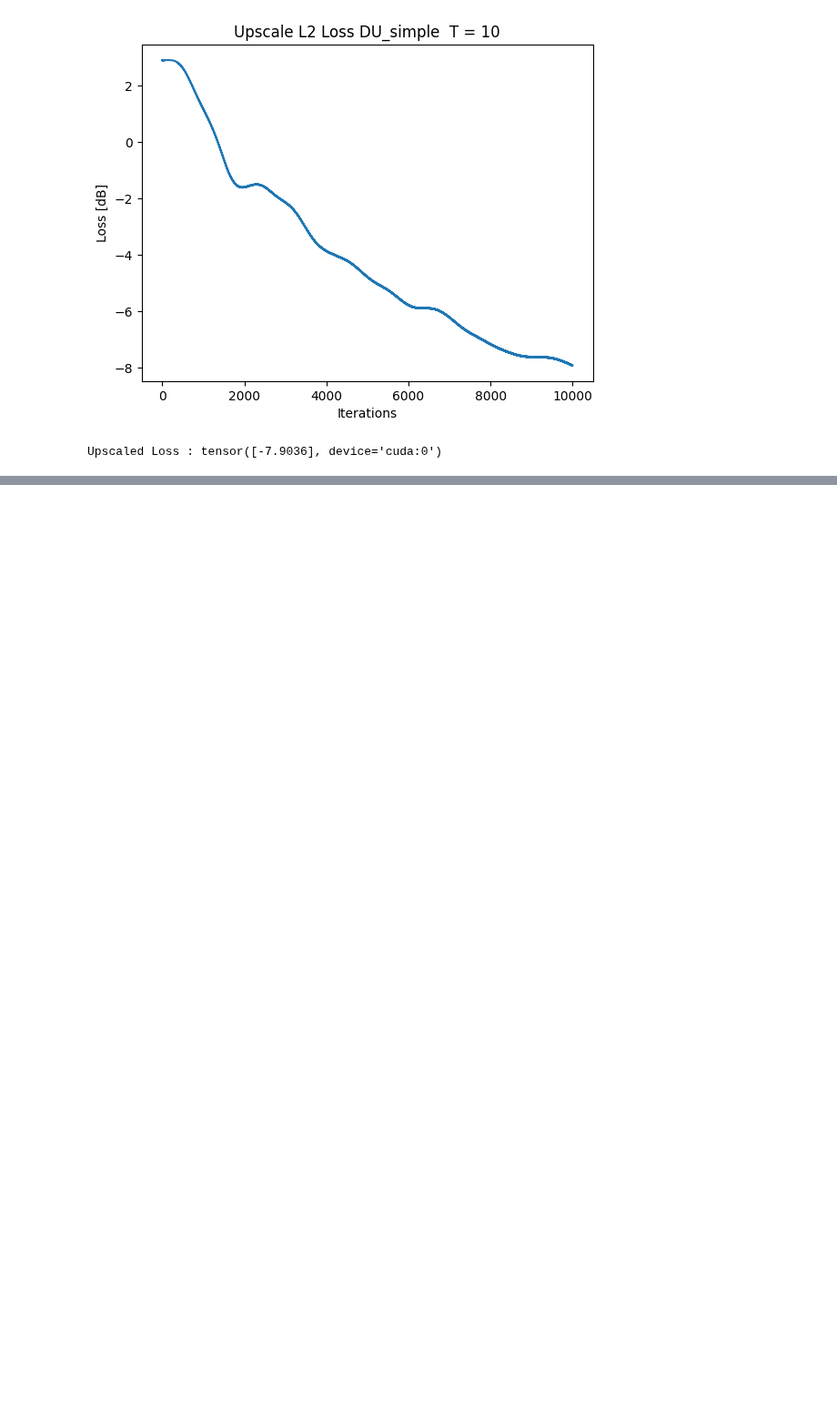
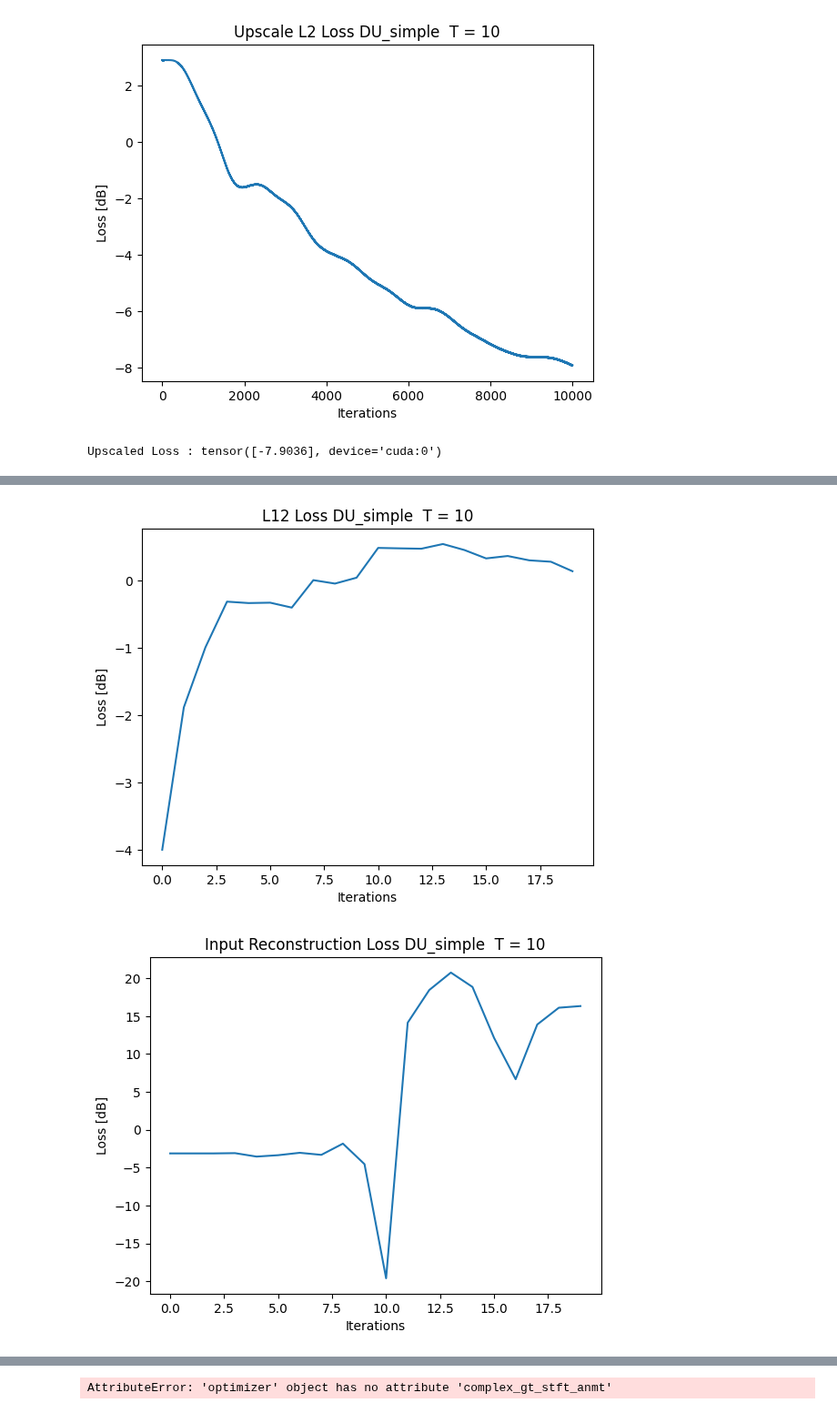
Before and after one commit to Amitmils/AmbisonicUpscaling, a Jupyter notebook: Run_Pipeline.ipynb, the cells around one changed output, grey strips where cells are left out. Shown at 91% size. Cells and saved outputs as stored; diff of their text form; code cells hidden in the pictures; blank space fills up the shorter version.

```diff
--- a/Run_Pipeline.ipynb
+++ b/Run_Pipeline.ipynb
@@ -110,0 +232,15 @@ Epoch 999 | Loss : -9.307730793952942 dB
+# %%
+
+with torch.no_grad():
+#Runs with init mu/ro only
+    pipeline.run_optimizer(
+        from_iter=0,
+        to_iter=20,
+        low_order_stft=low_order_anmt.unsqueeze(0),
+        high_order_stft=high_order_anmt.unsqueeze(0),
+        progress_per_iter=True,
+    )
+    print(f"Upscaled Loss : {pipeline.classic_opt.upscaled_loss(loss_in_dB=True)}")
+# %% [output]
+[figure, added]
+[figure, added]
@@ -110,0 +248 @@ Epoch 999 | Loss : -9.307730793952942 dB
+AttributeError: 'optimizer' object has no attribute 'complex_gt_stft_anmt'
```
Also changed, not shown: parts of 8 cells of this notebook, 1 other file.
